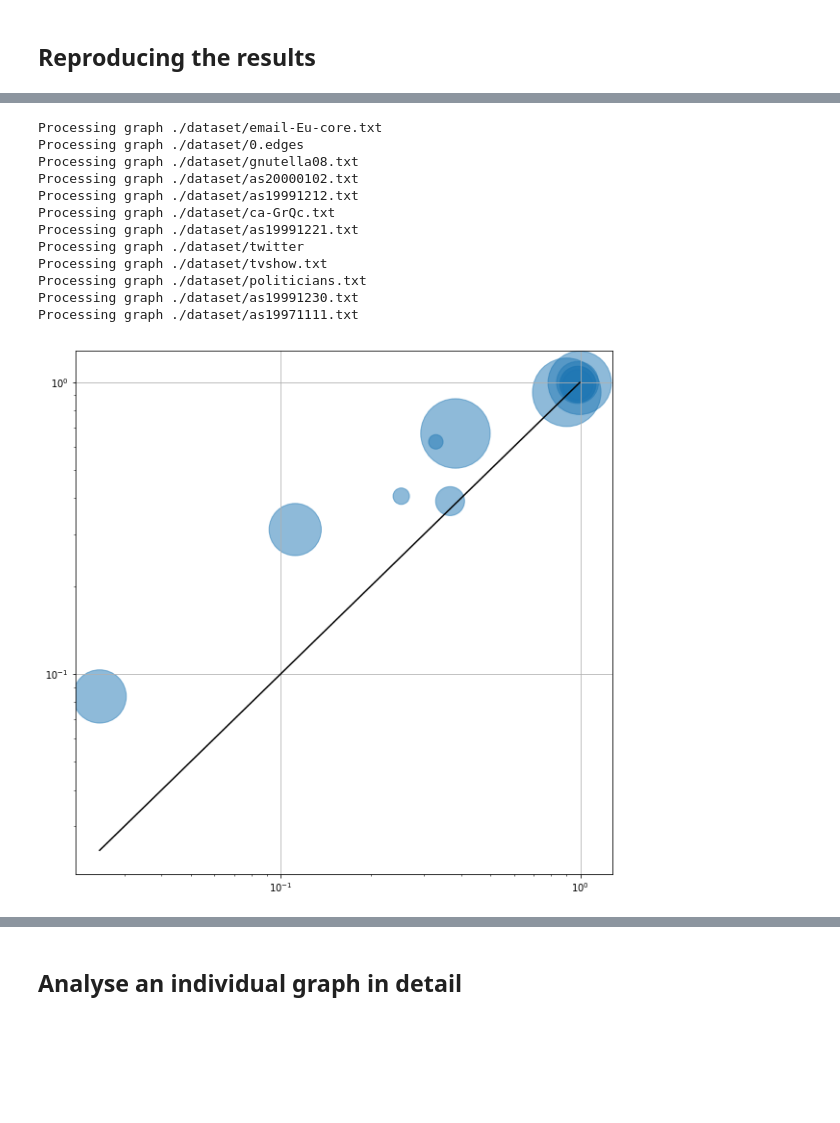
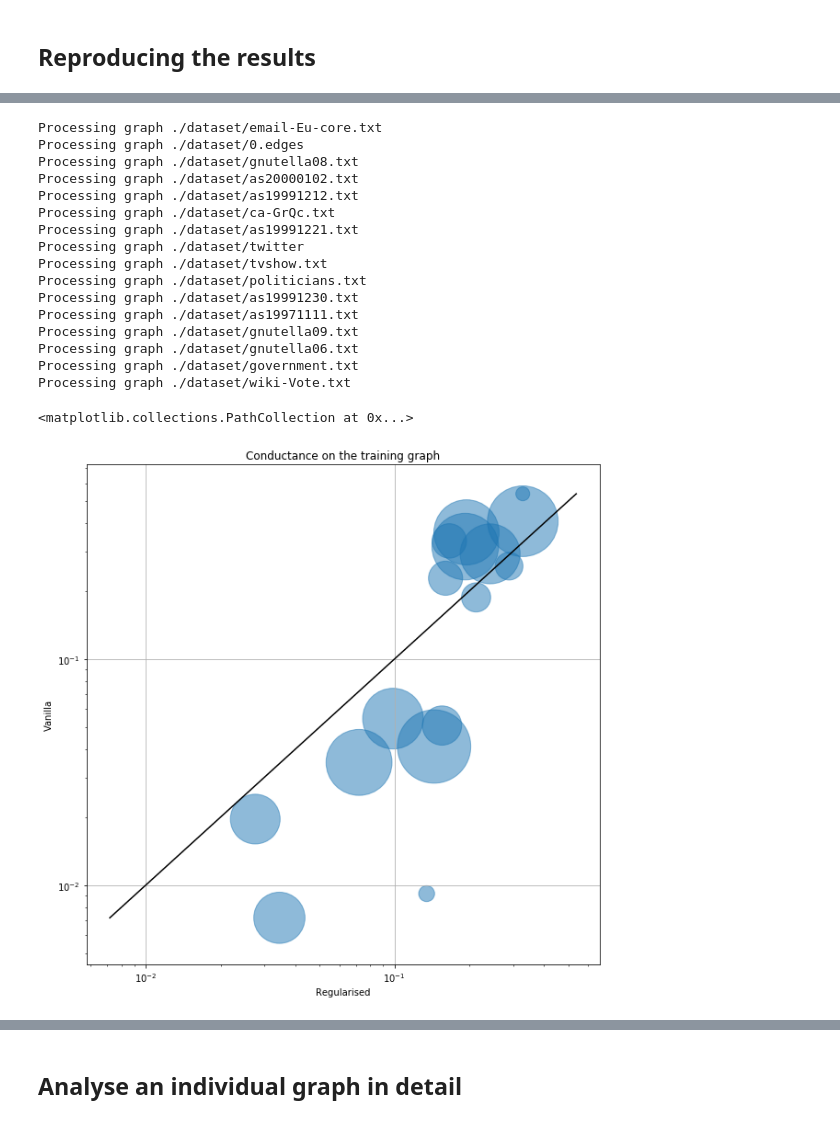
Before and after one commit to crisbodnar/regularised-spectral-clustering, a Jupyter notebook: spectral_clustering.ipynb, the cells around one changed output, grey strips where cells are left out. Drawn from its saved outputs; the diff is of its cells as text; code cells hidden in the pictures; blank space fills up the shorter version.

```diff
--- a/spectral_clustering.ipynb
+++ b/spectral_clustering.ipynb
@@ -14,13 +20,16 @@ import os
 # %% [markdown]
 ## Reproducing the results
 # %%
-# Custom spectral clustering
-from scipy.sparse.linalg import eigsh
-def spectral_clust(A, k=2):
+# Spectral clustering algorithm
+def eig_laplacian(A, k=2):
     n = np.shape(A)[0]
     D = np.diag(1 / np.sqrt(np.ravel(A.sum(axis=0))))
     L = np.identity(n) - D.dot(A).dot(D)
-    V, Z = eigsh(L, 2, which='SM')
+    return eigsh(L, k, which='SM')
+
+def spectral_clust(A, k=2):
+    n = np.shape(A)[0]
+    V, Z = eig_laplacian(A, k)
 
     rows_norm = np.linalg.norm(Z, axis=1, ord=2)
     Y = (Z.T / rows_norm).T
@@ -79,6 +88,10 @@ graph_map = {
     10: './dataset/politicians.txt',
     11: './dataset/as19991230.txt',
     12: './dataset/as19971111.txt',
+    13: './dataset/gnutella09.txt',
+    14: './dataset/gnutella06.txt',
+    15: './dataset/government.txt',
+    16: './dataset/wiki-Vote.txt',
 }
 # %%
 # Compute the size of the smallest partition
@@ -87,7 +100,7 @@ def get_min_part_size(labels):
 
 def get_avg_min_part_size(map_entry):
     van_part, reg_part = [], []
-    for seed in range(0, 3):
+    for seed in range(0, 1):
         np.random.seed(seed)
         train, _ = read_graph(graph_map[map_entry])
 
@@ -96,11 +109,11 @@ def get_avg_min_part_size(map_entry):
         tao = train.number_of_edges() * 2 / N
         SR = S + tao / N
 
-        sc_van = SpectralClustering(2, affinity='precomputed', n_init=10, n_jobs=-1).fit(S)
-        sc_reg = SpectralClustering(2, affinity='precomputed', n_init=10, n_jobs=-1).fit(SR)
+        van_labels = spectral_clust(S)
+        reg_labels = spectral_clust(SR)
 
-        van_part.append(get_min_part_size(sc_van.labels_))
-        reg_part.append(get_min_part_size(sc_reg.labels_))
+        van_part.append(get_min_part_size(van_labels))
+        reg_part.append(get_min_part_size(reg_labels))
 
     return np.mean(van_part), np.mean(reg_part), N
 
@@ -140,7 +160,7 @@ ax.scatter(reg_sizes, van_sizes, sizes, alpha=0.5)
 def get_conductance(map_entry):
     van_cond_train, van_cond_test = [], []
     reg_cond_train, reg_cond_test = [], []
-    for seed in range(0, 5):
+    for seed in range(0, 1):
         np.random.seed(seed)
         train, test = read_graph(graph_map[map_entry])
 
@@ -149,14 +169,14 @@ def get_conductance(map_entry):
         tao = train.number_of_edges() * 2 / N
         SR = S + tao / N
 
-        sc_van = SpectralClustering(2, affinity='precomputed', n_init=10, n_jobs=-1).fit(S)
-        sc_reg = SpectralClustering(2, affinity='precomputed', n_init=10, n_jobs=-1).fit(SR)
+        van_labels = spectral_clust(S)
+        reg_labels = spectral_clust(SR)
 
         nodes = np.array(list(train.nodes()))
-        van_cond_train.append(conductance(train, nodes[sc_van.labels_ == 1]))
-        van_cond_test.append(conductance(test, nodes[sc_van.labels_ == 1]))
-        reg_cond_train.append(conductance(train, nodes[sc_reg.labels_ == 1]))
-        reg_cond_test.append(conductance(test, nodes[sc_reg.labels_ == 1]))
+        van_cond_train.append(conductance(train, nodes[van_labels == 1]))
+        van_cond_test.append(conductance(test, nodes[van_labels == 1]))
+        reg_cond_train.append(conductance(train, nodes[reg_labels == 1]))
+        reg_cond_test.append(conductance(test, nodes[reg_labels == 1]))
 
     return np.mean(van_cond_train), np.mean(reg_cond_train), np.mean(van_cond_test), np.mean(reg_cond_test), N
 
@@ -187,17 +207,25 @@ Processing graph ./dataset/tvshow.txt
 Processing graph ./dataset/politicians.txt
 Processing graph ./dataset/as19991230.txt
 Processing graph ./dataset/as19971111.txt
+Processing graph ./dataset/gnutella09.txt
+Processing graph ./dataset/gnutella06.txt
+Processing graph ./dataset/government.txt
+Processing graph ./dataset/wiki-Vote.txt
 # %%
 fig, ax = plt.subplots(1, 1, figsize=(10, 10));
 minim = min(np.min(van_train), np.min(reg_train))
 maxim = max(np.max(van_train), np.max(reg_train))
 ax.plot([minim, maxim], [minim, maxim], color='black')
 ax.grid(True)
-ax.scatter(reg_train, van_train, sizes, alpha=0.5)
 ax.set_yscale('log')
 ax.set_xscale('log')
+ax.set_xlabel('Regularised')
+ax.set_ylabel('Vanilla')
+ax.set_title('Conductance on the training graph')
+ax.scatter(reg_train, van_train, sizes, alpha=0.5)
 # %% [output]
+<matplotlib.collections.PathCollection at 0x...>
-[figure, old version]
+[figure, new version]
 # %%
 fig, ax = plt.subplots(1, 1, figsize=(10, 10));
 minim = min(np.min(van_test), np.min(reg_test))
```
Also changed, not shown: parts of 45 cells of this notebook.
